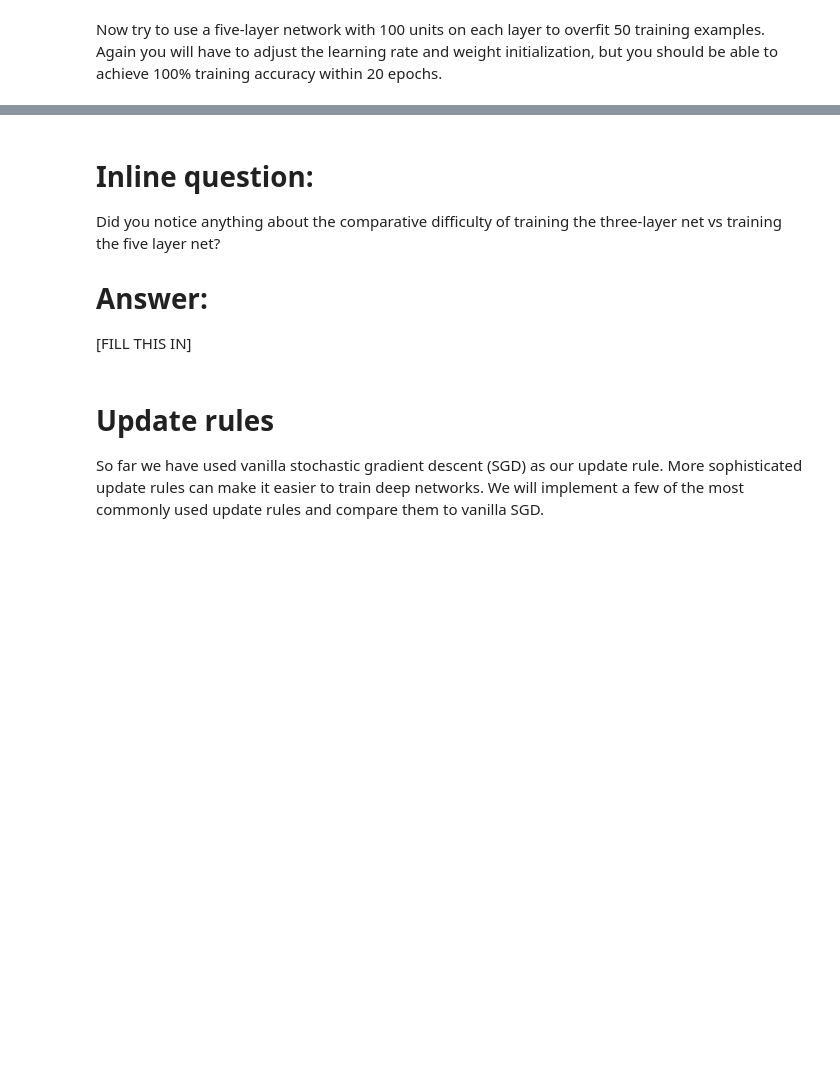
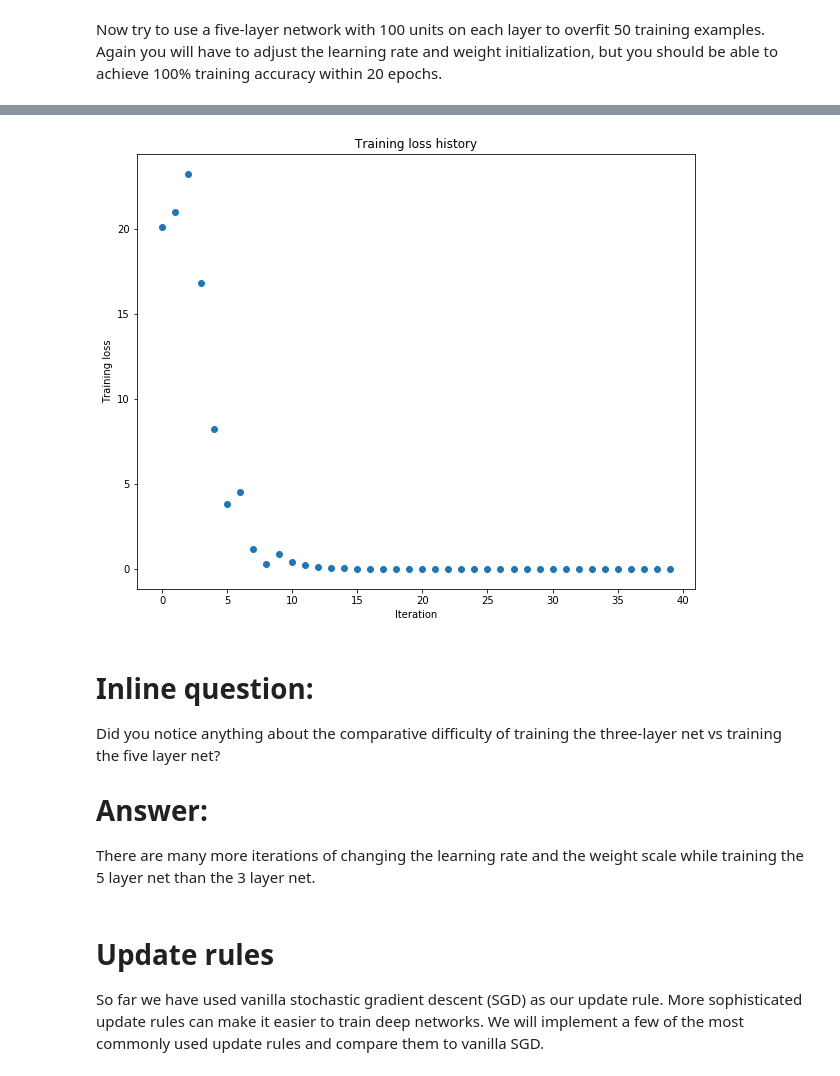
Before and after one commit to wei-ann-Github/Stanford_CS231n_CNN, a Jupyter notebook: assignment2/FullyConnectedNets.ipynb, the cells around one changed output, grey strips where cells are left out. Saved outputs shown, nothing was run; the diff lists cells and outputs as text; code cells hidden in the pictures; blank space fills up the shorter version.

```diff
--- a/assignment2/FullyConnectedNets.ipynb
+++ b/assignment2/FullyConnectedNets.ipynb
@@ -467,8 +499,8 @@ small_data = {
   'y_val': data['y_val'],
 }
 
-learning_rate = 1e-3
-weight_scale = 1e-5
+learning_rate = 3e-3# 1e-3
+weight_scale = 7e-2 # 1e-5
 model = FullyConnectedNet([100, 100, 100, 100],
                 weight_scale=weight_scale, dtype=np.float64)
 solver = Solver(model, small_data,
@@ -485,3 +517,4 @@ plt.title('Training loss history')
 plt.xlabel('Iteration')
 plt.ylabel('Training loss')
 plt.show()
+# %% [output]
@@ -488,9 +538,10 @@ plt.show()
+[figure, added]
 # %% [markdown]
 # Inline question:
 Did you notice anything about the comparative difficulty of training the three-layer net vs training the five layer net?
 
 # Answer:
-[FILL THIS IN]
+There are many more iterations of changing the learning rate and the weight scale while training the 5 layer net than the 3 layer net.
 # %% [markdown]
 # Update rules
 So far we have used vanilla stochastic gradient descent (SGD) as our update rule. More sophisticated update rules can make it easier to train deep networks. We will implement a few of the most commonly used update rules and compare them to vanilla SGD.
```
Also changed, not shown: parts of 6 cells of this notebook, 2 other files.
